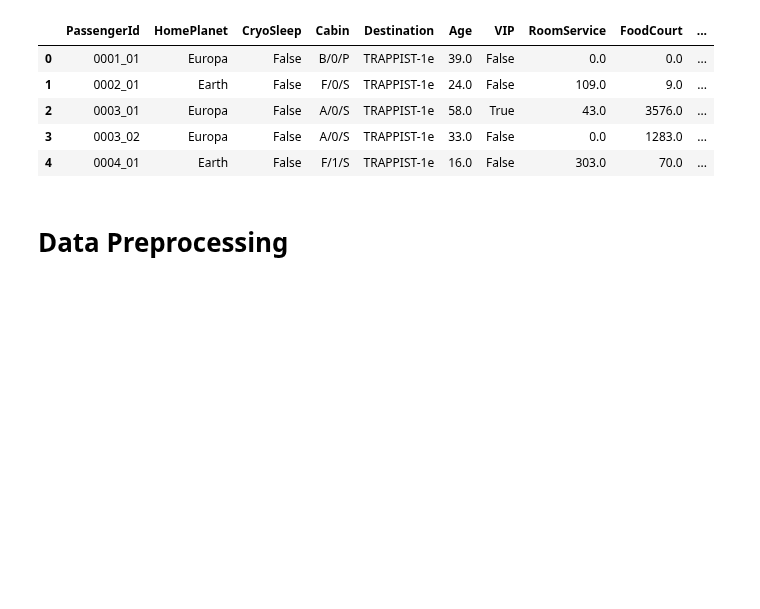
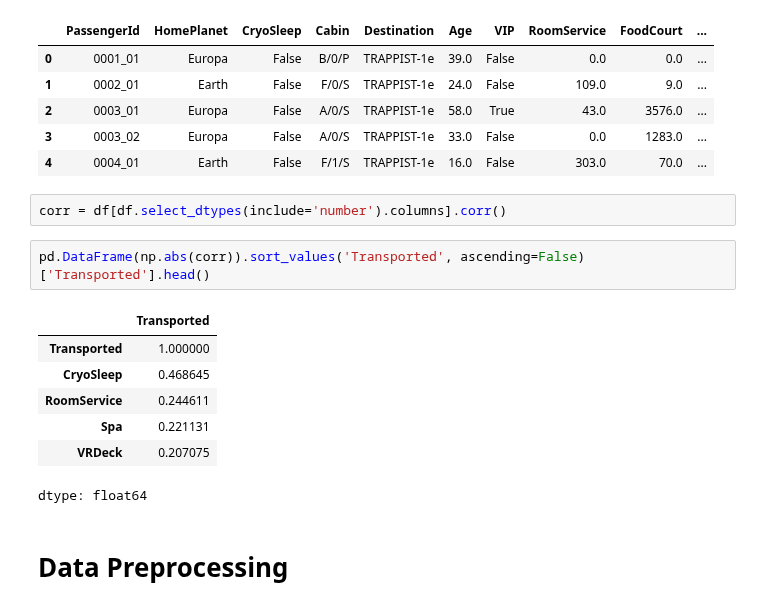
Before and after one commit to Alisizationed/sigmoid_homeworks, a Jupyter notebook: ex_prep_1/Sigmoid_Exam_Prep_1.ipynb, the cells around one changed output. Cells and saved outputs as stored; diff of their text form; blank space fills up the shorter version.

```diff
--- a/ex_prep_1/Sigmoid_Exam_Prep_1.ipynb
+++ b/ex_prep_1/Sigmoid_Exam_Prep_1.ipynb
@@ -210,6 +210,18 @@ df.head()
 | 2 | 0003_01 | Europa | False | A/0/S | TRAPPIST-1e | 58.0 | True | 43.0 | 3576.0 | ... |
 | 3 | 0003_02 | Europa | False | A/0/S | TRAPPIST-1e | 33.0 | False | 0.0 | 1283.0 | ... |
 | 4 | 0004_01 | Earth | False | F/1/S | TRAPPIST-1e | 16.0 | False | 303.0 | 70.0 | ... |
+# %%
+corr = df[df.select_dtypes(include='number').columns].corr()
+# %%
+pd.DataFrame(np.abs(corr)).sort_values('Transported', ascending=False)['Transported'].head()
+# %% [output]
+|  | Transported |
+| Transported | 1.000000 |
+| CryoSleep | 0.468645 |
+| RoomService | 0.244611 |
+| Spa | 0.221131 |
+| VRDeck | 0.207075 |
+dtype: float64
 # %% [markdown]
 # **Data Preprocessing**
 # %% [markdown]
```
Also changed, not shown: parts of 7 cells of this notebook.
